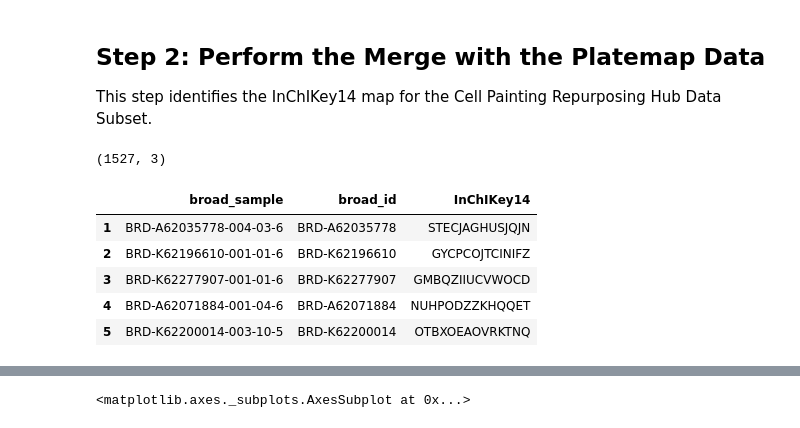
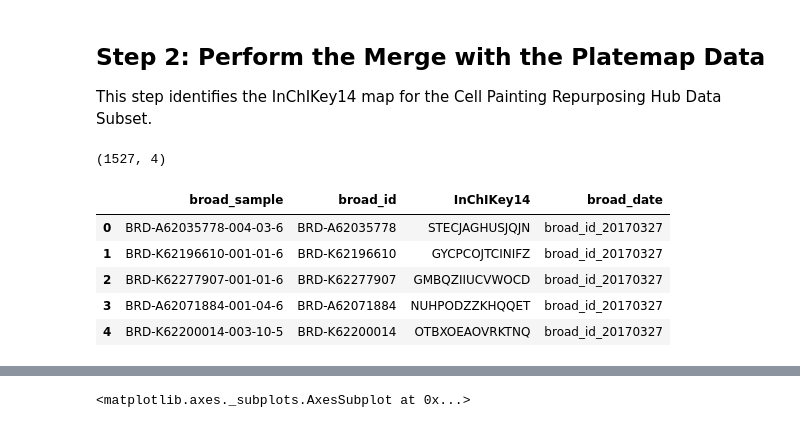
Before and after one commit to broadinstitute/lincs-cell-painting, a Jupyter notebook: metadata/moa/3.align-moa.ipynb, the cells around one changed output, grey strips where cells are left out. Cells and saved outputs as stored; diff of their text form; code cells hidden in the pictures.

```diff
--- a/metadata/moa/3.align-moa.ipynb
+++ b/metadata/moa/3.align-moa.ipynb
@@ -61,7 +61,9 @@ broad_id_other_dates = ["20170327", "20180516", "20180907", "20200324"]
 # %%
 # Load platemap data
 file = pathlib.PurePath("../platemaps/broad_sample_info.tsv")
-all_platemap_df = pd.read_csv(file, sep="\t")
+all_platemap_df = pd.read_csv(file, sep="\t").dropna(
+    subset=["broad_sample", "broad_id"]
+)
 
 print(all_platemap_df.shape)
 all_platemap_df.head()
@@ -161,26 +163,26 @@ This step identifies the InChIKey14 map for the Cell Painting Repurposing Hub Da
 # %%
 merged_platemap_df = (
     all_platemap_df.merge(
         all_broad_map, left_on="broad_id", right_on="broad_id_unique", how="left"
     )
     # We don't care about plate info here
     .drop_duplicates(subset=["broad_id", mapping_col]).loc[
-        :, ["broad_sample", "broad_id", mapping_col]
+        :, ["broad_sample", "broad_id", mapping_col, "broad_date"]
     ]
     # Drop DMSO
     .dropna(subset=["broad_sample"])
 )
 
 print(merged_platemap_df.shape)
 merged_platemap_df.head()
 # %% [output]
-(1527, 3)
+(1527, 4)
-|  | broad_sample | broad_id | InChIKey14 |
-| 1 | BRD-A62035778-004-03-6 | BRD-A62035778 | STECJAGHUSJQJN |
-| 2 | BRD-K62196610-001-01-6 | BRD-K62196610 | GYCPCOJTCINIFZ |
-| 3 | BRD-K62277907-001-01-6 | BRD-K62277907 | GMBQZIIUCVWOCD |
-| 4 | BRD-A62071884-001-04-6 | BRD-A62071884 | NUHPODZZKHQQET |
-| 5 | BRD-K62200014-003-10-5 | BRD-K62200014 | OTBXOEAOVRKTNQ |
+|  | broad_sample | broad_id | InChIKey14 | broad_date |
+| 0 | BRD-A62035778-004-03-6 | BRD-A62035778 | STECJAGHUSJQJN | broad_id_20170327 |
+| 1 | BRD-K62196610-001-01-6 | BRD-K62196610 | GYCPCOJTCINIFZ | broad_id_20170327 |
+| 2 | BRD-K62277907-001-01-6 | BRD-K62277907 | GMBQZIIUCVWOCD | broad_id_20170327 |
+| 3 | BRD-A62071884-001-04-6 | BRD-A62071884 | NUHPODZZKHQQET | broad_id_20170327 |
+| 4 | BRD-K62200014-003-10-5 | BRD-K62200014 | OTBXOEAOVRKTNQ | broad_id_20170327 |
 [interactive output not drawn]
 # %%
 # Are there Duplicate Broad IDs
```
Also changed, not shown: parts of 12 cells of this notebook, 1 other file.
